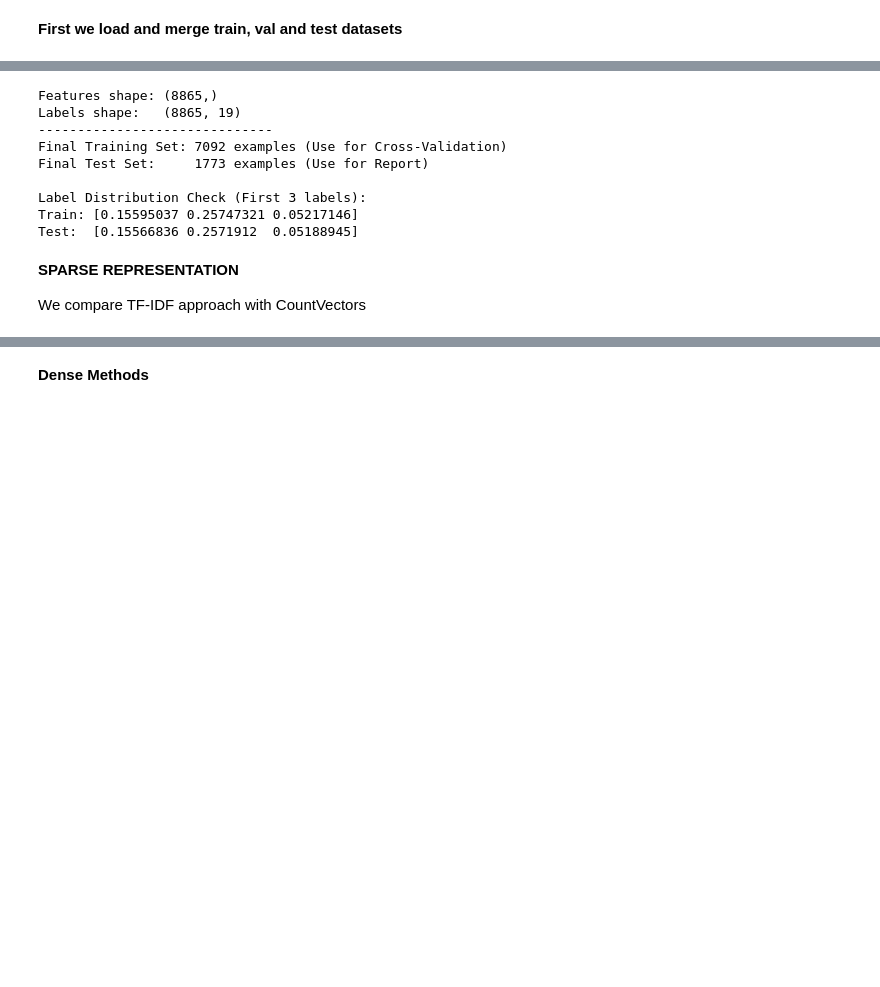
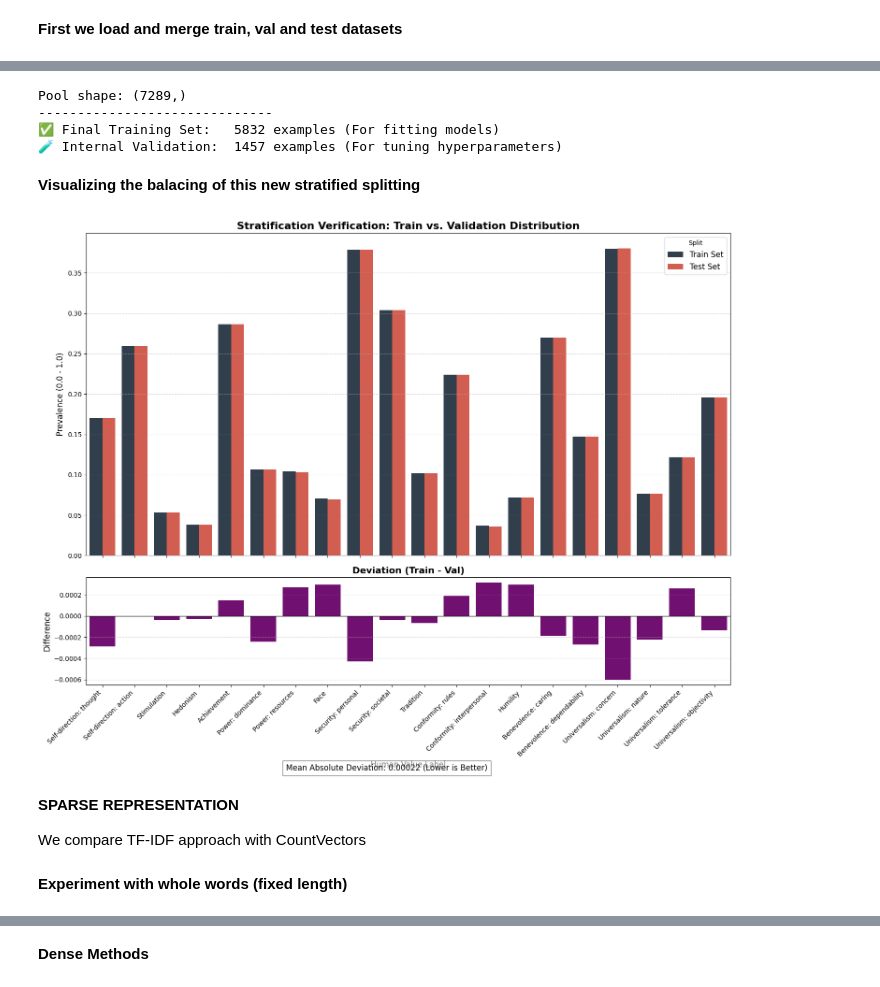
Before and after one commit to andresmln/Assigment-1-NLP, a Jupyter notebook: assignment_1.ipynb, the cells around one changed output, grey strips where cells are left out. Drawn from its saved outputs; the diff is of its cells as text; code cells hidden in the pictures; blank space fills up the shorter version.

```diff
--- a/assignment_1.ipynb
+++ b/assignment_1.ipynb
@@ -114,59 +91,49 @@ Installed 1 package in 2msation==0.1.9
 # %%
 import numpy as np
-import pandas as pd
 from iterstrat.ml_stratifiers import MultilabelStratifiedShuffleSplit
+from src.preprocessing import create_text_features
 
-# 1. Create the Input Feature (X) and Targets (y) from your NEW trainval_df
-# Concatenate Conclusion + Stance + Premise
-trainval_df['text'] = trainval_df['Conclusion'] + " " + trainval_df['Stance'] + " " + trainval_df['Premise']
+# 1. Prepare Features
+df_train_full = create_text_features(df_train_full)
 
-label_cols = [
-    'Self-direction: thought', 'Self-direction: action', 'Stimulation',
-    'Hedonism', 'Achievement', 'Power: dominance', 'Power: resources',
-    'Face', 'Security: personal', 'Security: societal', 'Tradition',
-    'Conformity: rules', 'Conformity: interpersonal', 'Humility',
-    'Benevolence: caring', 'Benevolence: dependability',
-    'Universalism: concern', 'Universalism: nature', 'Universalism: tolerance'
-]
+# 2. Define Features and Labels
+X_pool = df_train_full['text'].values
+y_pool = df_train_full[label_cols].values
 
-# Create the arrays for splitting
-X_all = trainval_df['text'].values
-y_all = trainval_df[label_cols].values
+print(f"Pool shape: {X_pool.shape}")
 
-print(f"Features shape: {X_all.shape}")
-print(f"Labels shape:   {y_all.shape}")
-
-# 2. Iterative Stratified Split (Train vs Test)
-# We use X_all and y_all here
+# 3. Create a MultilabelStratifiedShuffleSplit object (Iterative Stratification)
+# This ensures a balanced multilabel distribution
 msss = MultilabelStratifiedShuffleSplit(n_splits=1, test_size=0.2, random_state=42)
 
-# FIX: Use 'X_all' and 'y_all' inside the loop
-for train_index, test_index in msss.split(X_all, y_all):
-    X_train, X_test = X_all[train_index], X_all[test_index]
-    y_train, y_test = y_all[train_index], y_all[test_index]
+for train_index, val_index in msss.split(X_pool, y_pool):
+    X_train, X_val = X_pool[train_index], X_pool[val_index]
+    y_train, y_val = y_pool[train_index], y_pool[val_index]
 
 print("-" * 30)
-print(f"Final Training Set: {X_train.shape[0]} examples (Use for Cross-Validation)")
-print(f"Final Test Set:     {X_test.shape[0]} examples (Use for Report)")
-
-# OPTIONAL: Sanity Check
-print("\nLabel Distribution Check (First 3 labels):")
-print(f"Train: {np.mean(y_train, axis=0)[:3]}")
-print(f"Test:  {np.mean(y_test, axis=0)[:3]}")
+print(f"✅ Final Training Set:   {X_train.shape[0]} examples (For fitting models)")
+print(f"🧪 Internal Validation:  {X_val.shape[0]} examples (For tuning hyperparameters)")
 # %% [output]
-Features shape: (8865,)
-Labels shape:   (8865, 19)
+Pool shape: (7289,)
 ------------------------------
-Final Training Set: 7092 examples (Use for Cross-Validation)
-Final Test Set:     1773 examples (Use for Report)
-
-Label Distribution Check (First 3 labels):
-Train: [0.15595037 0.25747321 0.05217146]
-Test:  [0.15566836 0.2571912  0.05188945]
+✅ Final Training Set:   5832 examples (For fitting models)
+🧪 Internal Validation:  1457 examples (For tuning hyperparameters)
+# %% [markdown]
+**Visualizing the balacing of this new stratified splitting**
+# %%
+from src.visualization import plot_stratification_check
+
+# Check if our Train/Validation split preserved the label distribution
+# We compare y_train vs y_val here
+plot_stratification_check(y_train, y_val, label_cols, filename="stratification_train_val.png")
+# %% [output]
+[figure, added]
 # %% [markdown]
 **SPARSE REPRESENTATION**
 
 We compare TF-IDF approach with CountVectors
+# %% [markdown]
+**Experiment with whole words (fixed length)**
 # %%
 from sklearn.feature_extraction.text import TfidfVectorizer, CountVectorizer
 from sklearn.multiclass import OneVsRestClassifier
```
Also changed, not shown: parts of 50 cells of this notebook, 6 other files.
